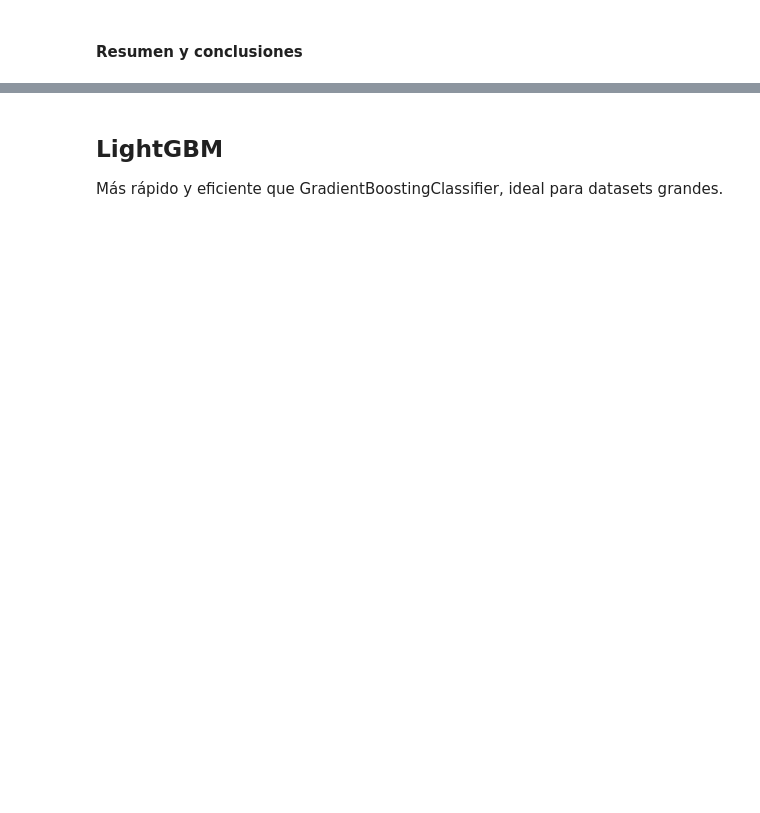
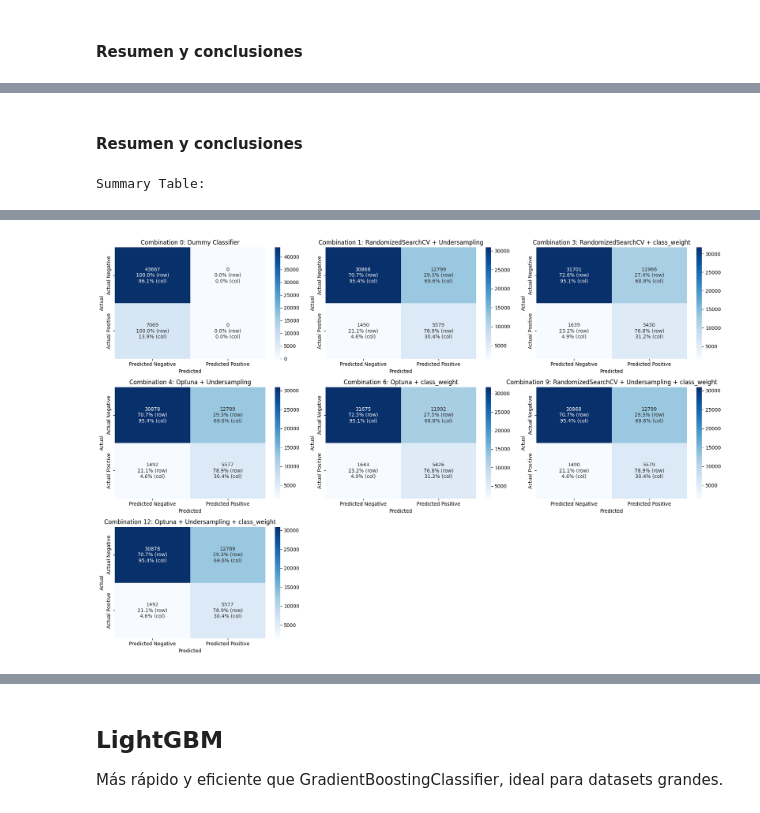
Before and after one commit to raquelgosalbezsirvent/Diabetes-Health-Indicators-ML, a Jupyter notebook: Practica_final.ipynb, the cells around one changed output, grey strips where cells are left out. Cells and saved outputs as stored; diff of their text form; code cells hidden in the pictures; blank space fills up the shorter version.

Commit message:
implementación de RandomForest y corrección de errores en LR

```diff
--- a/Practica_final.ipynb
+++ b/Practica_final.ipynb
@@ -2710,0 +2505,2 @@ shap.dependence_plot(feature_name, shap_values[1], X_test)
+# %%
+metrics_rf_randcv_un = metrics_rf_all
@@ -2710,0 +2509,18 @@ shap.dependence_plot(feature_name, shap_values[1], X_test)
+# %%
+# Combinación 3: RandomizedSearchCV + class_weight
+pipeline = ImbPipeline([
+    ('clf_rf', RandomForestClassifier(random_state=42, class_weight='balanced'))
+])
+
+start_time = time.time()
+search = RandomizedSearchCV(pipeline, param_distributions_rf, scoring='roc_auc', cv=cv, n_iter=50, n_jobs=n_jobs, random_state=42)
+search.fit(X_train, y_train)
+end_time = time.time()
+execution_time = (end_time - start_time) / 60
+best_model = search.best_estimator_
+
+cv_scores = cross_val_score(best_model, X_train, y_train, cv=cv, scoring='roc_auc', n_jobs=n_jobs)
+
+metrics_rf_randcv_wght = evaluate_and_return_metrics(best_model, X_test, y_test, execution_time, search.best_params_, cv_scores)
+
+del pipeline, start_time, search, end_time, execution_time, best_model, cv_scores
@@ -2710,0 +2818,39 @@ shap.dependence_plot(feature_name, shap_values[1], X_test)
+# %% [markdown]
+#### Resumen y conclusiones
+# %%
+model_results = [
+    {
+        "model": "Combination 0: Dummy Classifier",
+        **metrics_dummy
+    },
+    {
+        "model": "Combination 1: RandomizedSearchCV + Undersampling",
+        **metrics_rf_randcv_un
+    },
+    {
+        "model": "Combination 3: RandomizedSearchCV + class_weight",
+        **metrics_rf_randcv_wght
+    },
+    {
+        "model": "Combination 4: Optuna + Undersampling",
+        **metrics_rf_opt_un
+    },
+    {
+        "model": "Combination 6: Optuna + class_weight",
+        **metrics_rf_opt_wght
+    },
+    {
+        "model": "Combination 9: RandomizedSearchCV + Undersampling + class_weight",
+        **metrics_rf_randcv_un_wght
+    },
+    {
+        "model": "Combination 12: Optuna + Undersampling + class_weight",
+        **metrics_rf_opt_un_wght
+    }
+]
+
+plot_results(model_results)
+
+del model_results
+# %% [output]
+Summary Table:
@@ -2710,0 +2865 @@ shap.dependence_plot(feature_name, shap_values[1], X_test)
+[figure, added]
```
Also changed, not shown: parts of 133 cells of this notebook, 4 other files.
